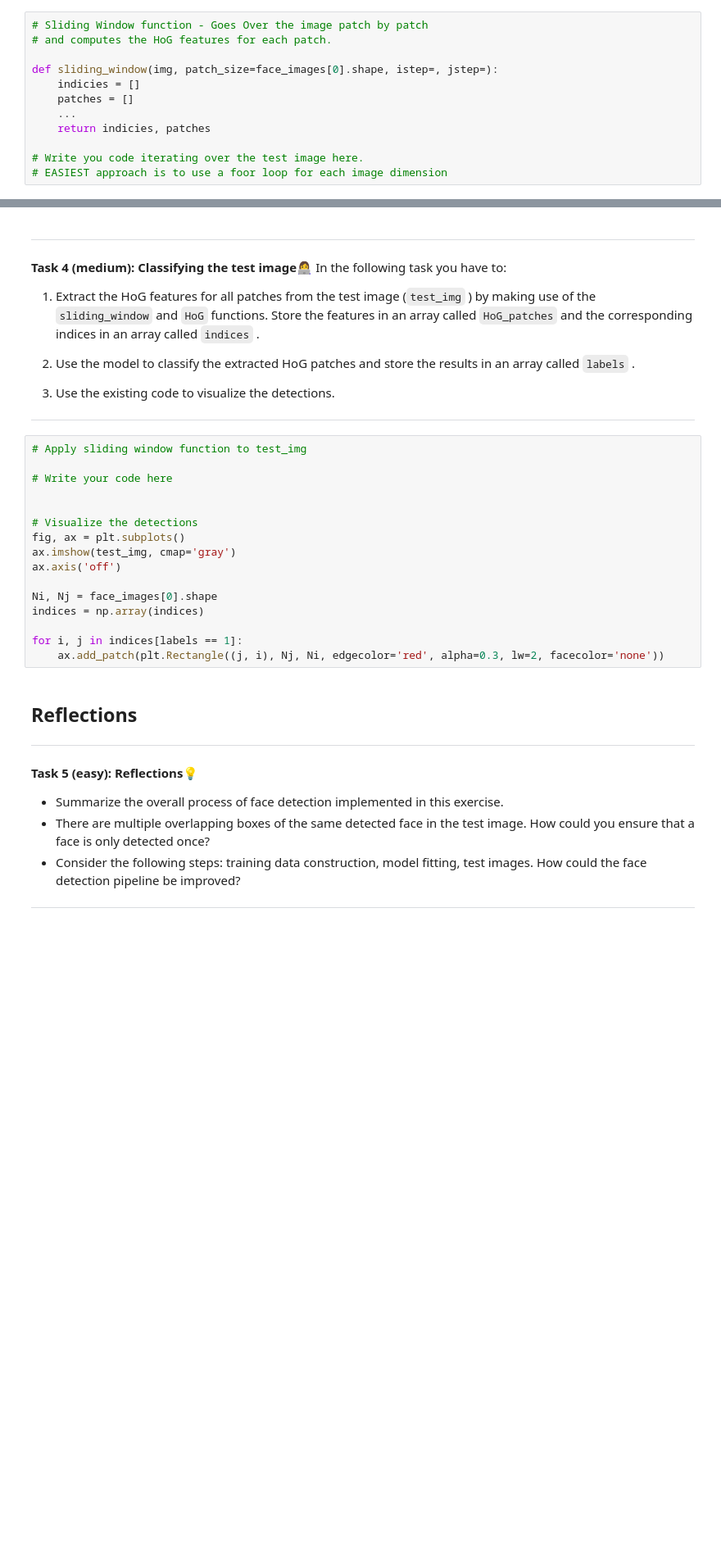
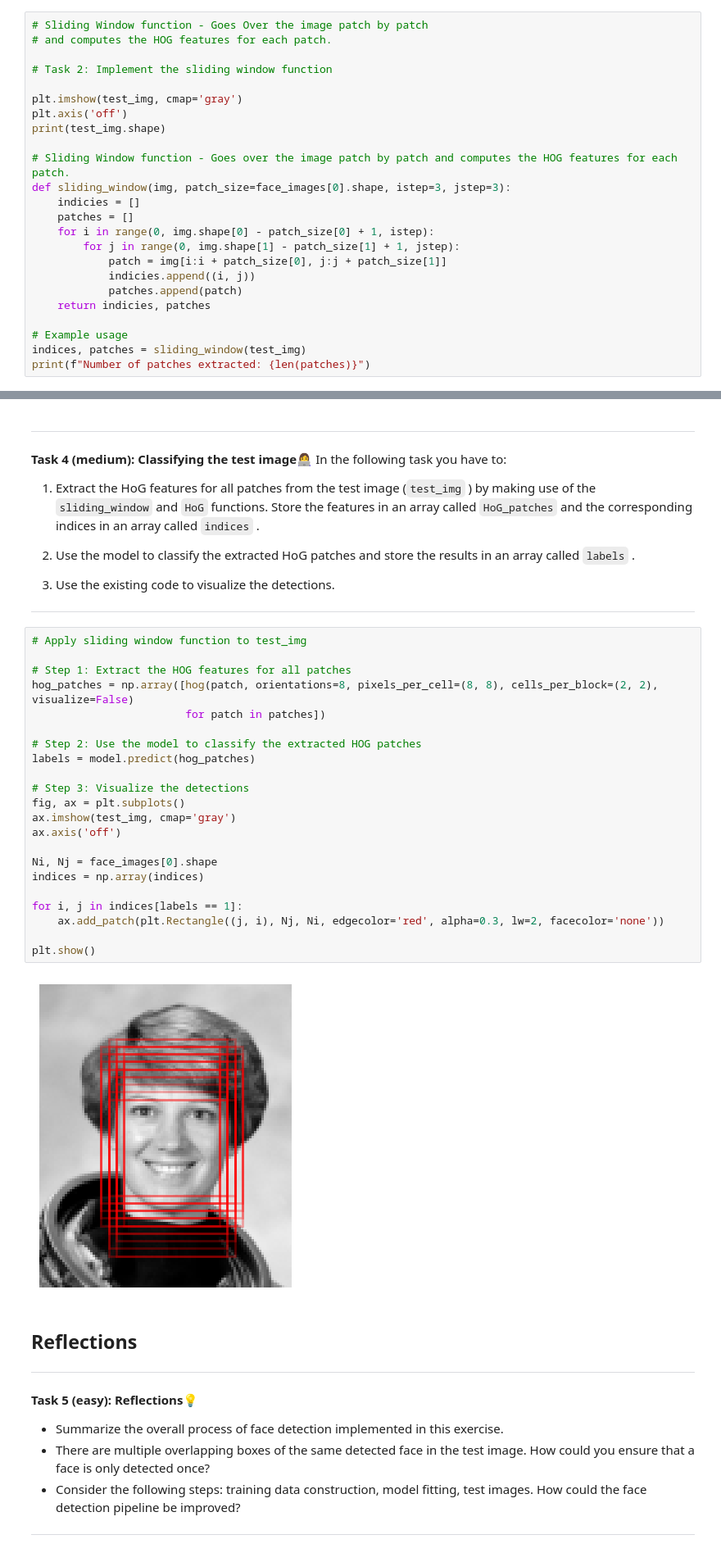
Before and after one commit to Casper2411/MachineLearningExercises, a Jupyter notebook: W11/04-hog_classifier.ipynb, the cells around one changed output, grey strips where cells are left out. Shown at 82% size. Saved outputs shown, nothing was run; the diff lists cells and outputs as text; blank space fills up the shorter version.

```diff
--- a/W11/04-hog_classifier.ipynb
+++ b/W11/04-hog_classifier.ipynb
@@ -216,14 +245,26 @@ print(test_img.shape)
 ---
 # %%
 # Sliding Window function - Goes Over the image patch by patch
-# and computes the HoG features for each patch.
+# and computes the HOG features for each patch.
 
-def sliding_window(img, patch_size=face_images[0].shape, istep=, jstep=):
+# Task 2: Implement the sliding window function
+
+plt.imshow(test_img, cmap='gray')
+plt.axis('off')
+print(test_img.shape)
+
+# Sliding Window function - Goes over the image patch by patch and computes the HOG features for each patch.
+def sliding_window(img, patch_size=face_images[0].shape, istep=3, jstep=3):
     indicies = []
     patches = []
-    ...
+    for i in range(0, img.shape[0] - patch_size[0] + 1, istep):
+        for j in range(0, img.shape[1] - patch_size[1] + 1, jstep):
+            patch = img[i:i + patch_size[0], j:j + patch_size[1]]
+            indicies.append((i, j))
+            patches.append(patch)
     return indicies, patches
 
-# Write you code iterating over the test image here.
-# EASIEST approach is to use a foor loop for each image dimension
+# Example usage
+indices, patches = sliding_window(test_img)
+print(f"Number of patches extracted: {len(patches)}")
 # %% [output]
@@ -251,19 +294,27 @@ In the following task you have to:
 # %%
 # Apply sliding window function to test_img
 
-# Write your code here
+# Step 1: Extract the HOG features for all patches
+hog_patches = np.array([hog(patch, orientations=8, pixels_per_cell=(8, 8), cells_per_block=(2, 2), visualize=False)
+                        for patch in patches])
 
+# Step 2: Use the model to classify the extracted HOG patches
+labels = model.predict(hog_patches)
 
-# Visualize the detections
+# Step 3: Visualize the detections
 fig, ax = plt.subplots()
 ax.imshow(test_img, cmap='gray')
 ax.axis('off')
 
 Ni, Nj = face_images[0].shape
 indices = np.array(indices)
 
 for i, j in indices[labels == 1]:
     ax.add_patch(plt.Rectangle((j, i), Nj, Ni, edgecolor='red', alpha=0.3, lw=2, facecolor='none'))
+
+plt.show()
+# %% [output]
+[figure, added]
 # %% [markdown]
 ## Reflections
 
```
Also changed, not shown: parts of 8 cells of this notebook, 12 other files.
